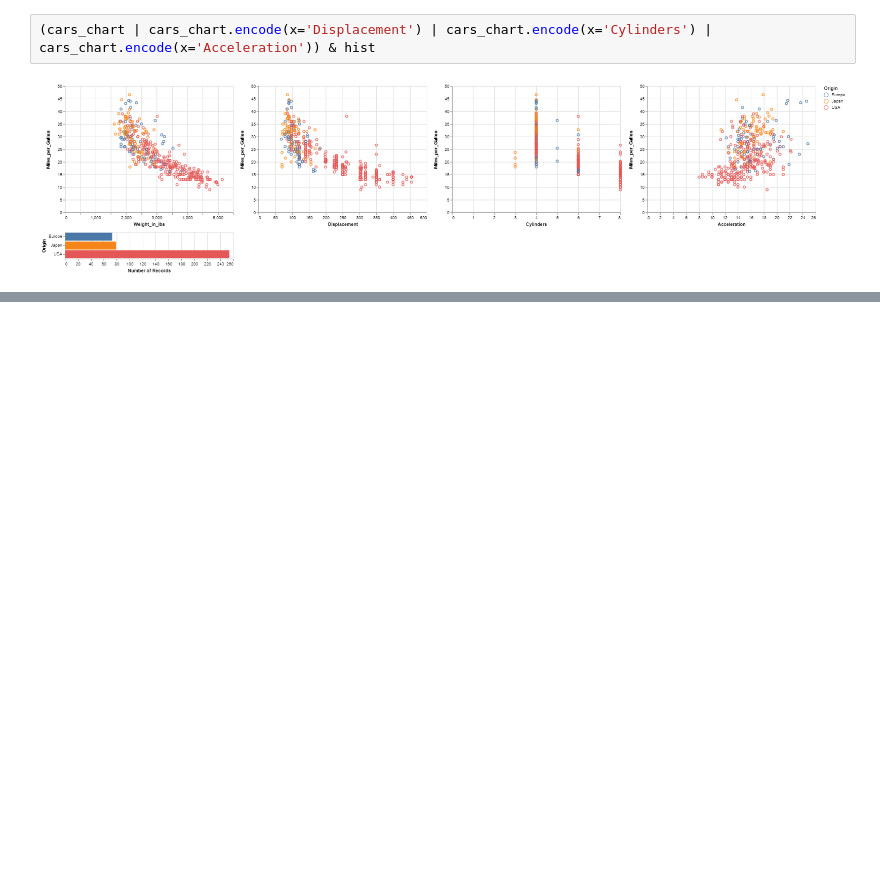
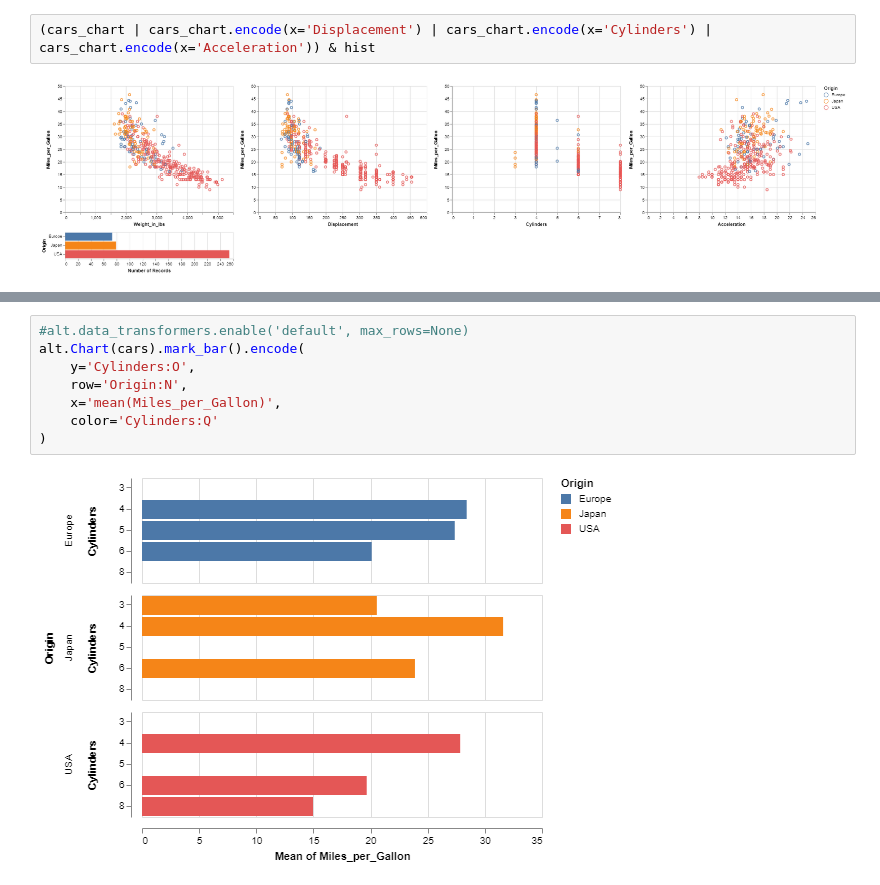
Before and after one commit to mitchjablonski/AltairExploration, a Jupyter notebook: AltairTesting.ipynb, the cells around one changed output, grey strips where cells are left out. Drawn from its saved outputs; the diff is of its cells as text; blank space fills up the shorter version.

```diff
--- a/AltairTesting.ipynb
+++ b/AltairTesting.ipynb
@@ -113,0 +189,10 @@ alt.hconcat(cars_chart, hist)
+# %%
+#alt.data_transformers.enable('default', max_rows=None)
+alt.Chart(cars).mark_bar().encode(
+    y='Cylinders:O',
+    row='Origin:N',
+    x='mean(Miles_per_Gallon)',
+    color='Cylinders:Q'
+)
+# %% [output]
+[figure, added]
```
Also changed, not shown: parts of 19 cells of this notebook, 1 other file.
